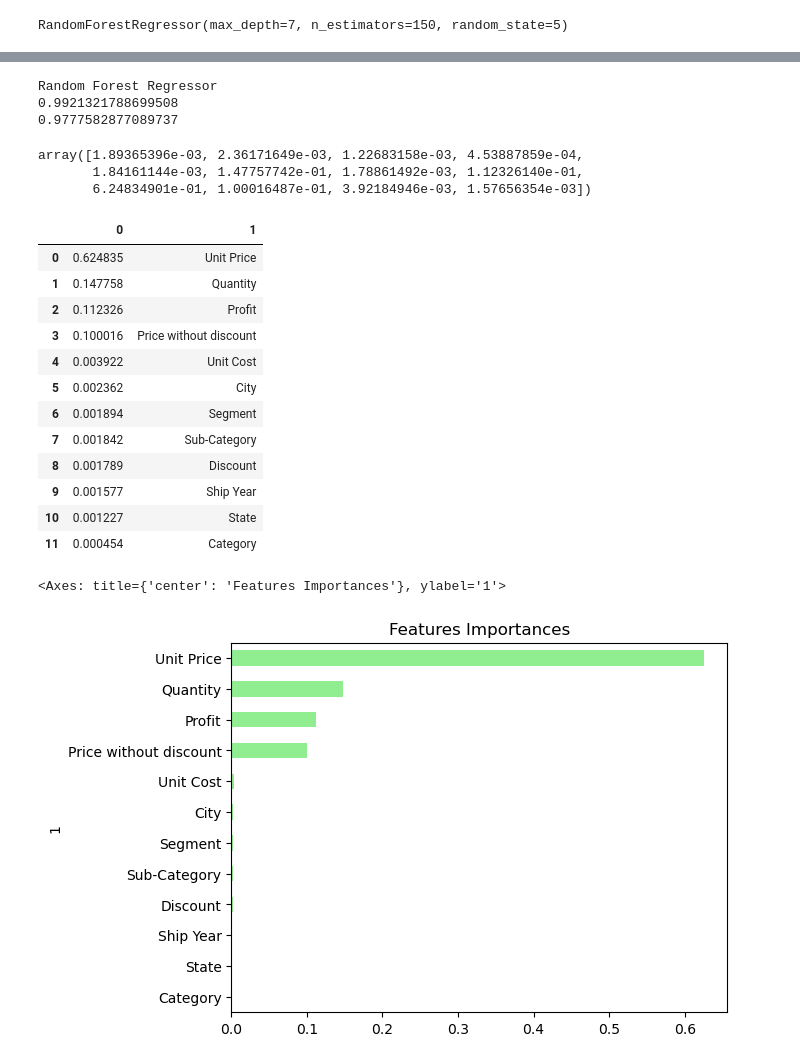
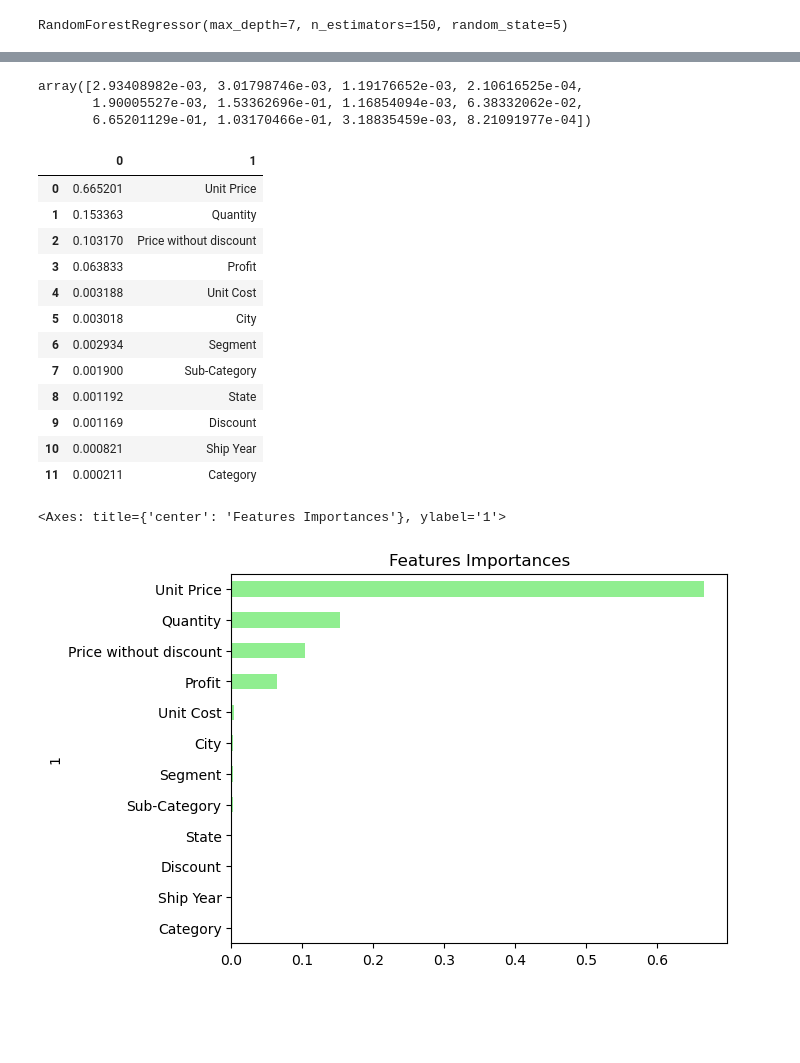
Before and after one commit to jmpealy/project-4-ML-integration, a Jupyter notebook: model_jason.ipynb, the cells around one changed output, grey strips where cells are left out. Cells and saved outputs as stored; diff of their text form; code cells hidden in the pictures; blank space fills up the shorter version.

```diff
--- a/model_jason.ipynb
+++ b/model_jason.ipynb
@@ -272,3 +270,19 @@ X_train.shape
 X_test.shape
 # %% [output]
 (2954, 12)
+# %%
+# Optimize parameters
+# Used the following link as a reference for cross validation
+# https://stackoverflow.com/questions/73523144/cross-validation-for-random-forest-regression
+X_train, X_test, y_train, y_test = train_test_split(X, y, test_size=0.33, random_state=42)
+
+param_grid = {
+    'max_depth': [5,10,20],
+    'max_features' : [5,10,20],
+    'n_estimators': [20,50]}
+
+grid_search = GridSearchCV(estimator=RandomForestRegressor(random_state=0),
+param_grid=param_grid,cv=KFold(n_splits=5, shuffle=True, random_state=1))
+
+
+grid_search.fit(X_train, y_train)
@@ -274,0 +294,14 @@ X_test.shape
+# %%
+#Perform cross validation
+rf = RandomForestRegressor(
+                           n_estimators = grid_search.best_params_['n_estimators'],
+                           max_features = grid_search.best_params_['max_features'],
+                           max_depth = grid_search.best_params_['max_depth'],
+                           random_state = 0)
+
+rf.fit(X_train, y_train)
+
+n_scores = cross_val_score(rf, X_train, y_train,
+                           cv=KFold(n_splits=5, shuffle=True, random_state=1)).mean()
+
+n_scores
@@ -283,37 +327,33 @@ RandomForestRegressor(max_depth=7, n_estimators=150, random_state=5)
 # %%
-#Compute and return the scores from the model
-print("Random Forest Regressor")
-print(rf_regressor.score(X_train, y_train))
-print(rf_regressor.score(X_test, y_test))
+# #Compute and return the scores from the model
+# print("Random Forest Regressor")
+# print(rf_regressor.score(X_train, y_train))
+# print(rf_regressor.score(X_test, y_test))
-# %% [output]
-Random Forest Regressor
-0.9921321788699508
-0.9777582877089737
 # %%
 #Run feature analysis
-rf_regressor.feature_importances_
+rf.feature_importances_
 # %% [output]
-array([1.89365396e-03, 2.36171649e-03, 1.22683158e-03, 4.53887859e-04,
-       1.84161144e-03, 1.47757742e-01, 1.78861492e-03, 1.12326140e-01,
-       6.24834901e-01, 1.00016487e-01, 3.92184946e-03, 1.57656354e-03])
+array([2.93408982e-03, 3.01798746e-03, 1.19176652e-03, 2.10616525e-04,
+       1.90005527e-03, 1.53362696e-01, 1.16854094e-03, 6.38332062e-02,
+       6.65201129e-01, 1.03170466e-01, 3.18835459e-03, 8.21091977e-04])
 # %%
 #Match feature importance with the respective category and put into a dataframe
-importances_df = pd.DataFrame(sorted(zip(rf_regressor.feature_importances_, X.columns), reverse=True))
+importances_df = pd.DataFrame(sorted(zip(rf.feature_importances_, X.columns), reverse=True))
 importances_df
 # %% [output]
 |  | 0 | 1 |
-| 0 | 0.624835 | Unit Price |
-| 1 | 0.147758 | Quantity |
-| 2 | 0.112326 | Profit |
-| 3 | 0.100016 | Price without discount |
-| 4 | 0.003922 | Unit Cost |
-| 5 | 0.002362 | City |
-| 6 | 0.001894 | Segment |
-| 7 | 0.001842 | Sub-Category |
-| 8 | 0.001789 | Discount |
-| 9 | 0.001577 | Ship Year |
-| 10 | 0.001227 | State |
-| 11 | 0.000454 | Category |
+| 0 | 0.665201 | Unit Price |
+| 1 | 0.153363 | Quantity |
+| 2 | 0.103170 | Price without discount |
+| 3 | 0.063833 | Profit |
+| 4 | 0.003188 | Unit Cost |
+| 5 | 0.003018 | City |
+| 6 | 0.002934 | Segment |
+| 7 | 0.001900 | Sub-Category |
+| 8 | 0.001192 | State |
+| 9 | 0.001169 | Discount |
+| 10 | 0.000821 | Ship Year |
+| 11 | 0.000211 | Category |
 # %%
 # Visualize the features by importance
 importances_df.set_index(importances_df[1], inplace=True)
@@ -323,6 +363,6 @@ importances_sorted = importances_df.sort_values(by='Feature Importances')
 importances_sorted.plot(kind='barh', color='lightgreen', title= 'Features Importances', legend=False)
 # %% [output]
 <Axes: title={'center': 'Features Importances'}, ylabel='1'>
-[figure, old version]
+[figure, new version]
 # %%
 #Run predictions
```
Also changed, not shown: parts of 7 cells of this notebook.
